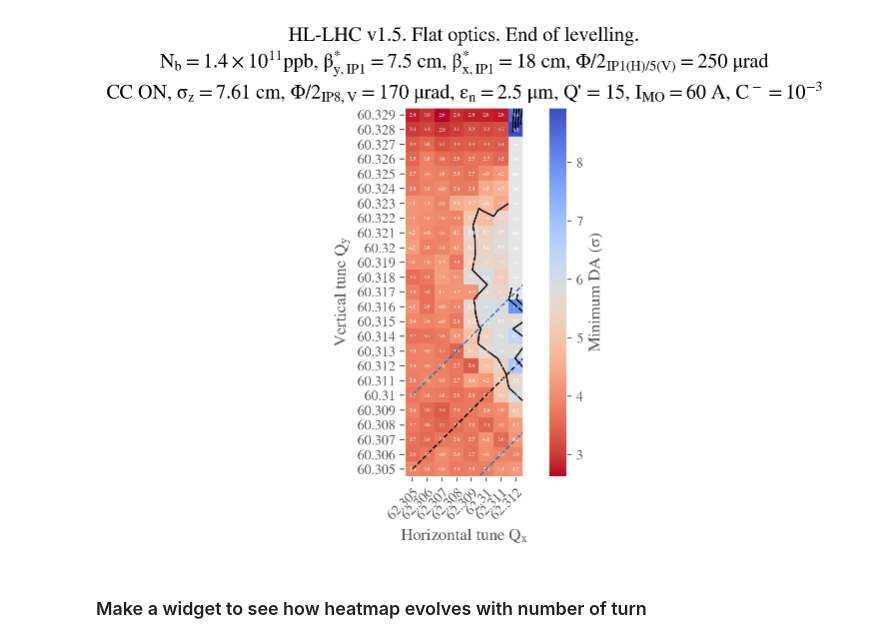
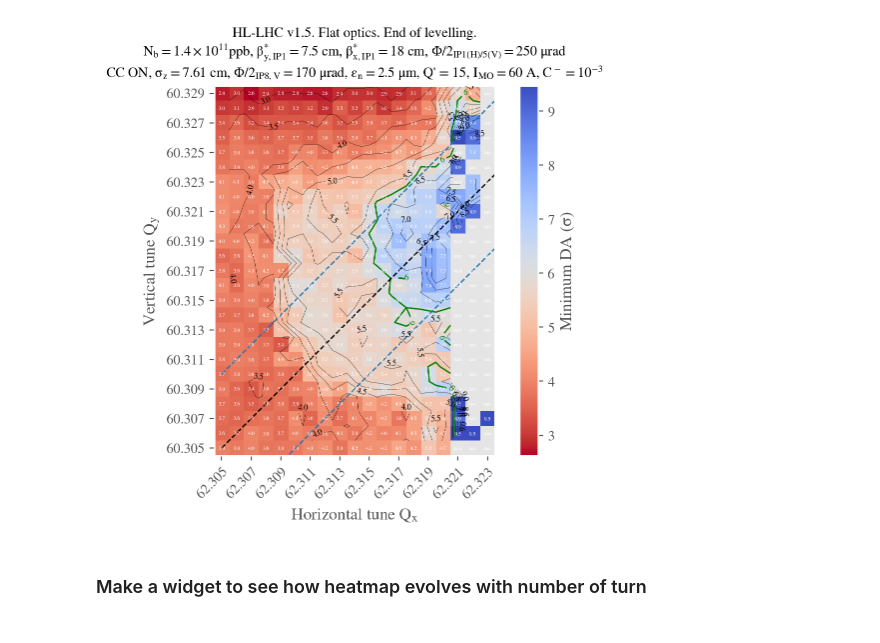
Before and after one commit to ColasDroin/DA_study, a Jupyter notebook: master_study/analysis/analysis_opt_flathv_75_1500_withBB_chroma15_1p4.ipynb, the cells around one changed output. Cells and saved outputs as stored; diff of their text form; code cells hidden in the pictures.

```diff
--- a/master_study/analysis/analysis_opt_flathv_75_1500_withBB_chroma15_1p4.ipynb
+++ b/master_study/analysis/analysis_opt_flathv_75_1500_withBB_chroma15_1p4.ipynb
@@ -90,8 +90,8 @@ def plot_heatmap(df_to_plot):
     ax.invert_yaxis()
 
     # Show all ticks and label them with the respective list entries
-    ax.set_xticks(np.arange(len(df_to_plot.columns)), labels=df_to_plot.columns)
-    ax.set_yticks(np.arange(len(df_to_plot.index)), labels=df_to_plot.index)
+    ax.set_xticks(np.arange(len(df_to_plot.columns))[::2], labels=df_to_plot.columns[::2])
+    ax.set_yticks(np.arange(len(df_to_plot.index))[::2], labels=df_to_plot.index[::2])
 
     # Rotate the tick labels and set their alignment.
     plt.setp(ax.get_xticklabels(), rotation=45, ha="right", rotation_mode="anchor")
@@ -103,25 +103,32 @@ def plot_heatmap(df_to_plot):
                 j, i, f"{data_array[i, j]:.1f}", ha="center", va="center", color="w", fontsize=4
             )
 
+    CSS = ax.contour(
+        np.arange(0.5, data_array.shape[1]),
+        np.arange(0.5, data_array.shape[0]),
+        data_array,
+        colors="black",
+        levels=list(np.arange(3,6,0.5)) + list(np.arange(6.5,10,0.5)),
+        linewidths=0.2,
+    )
+    ax.clabel(CSS, inline=True, fontsize=6)
+    CS2 = ax.contour(
+        np.arange(0.5, data_array.shape[1]),
+        np.arange(0.5, data_array.shape[0]),
+        data_array,
+        colors="green",
+        levels=[6],
+        linewidths=1,
+    )
+    ax.clabel(CS2, inline=1, fontsize=6)
 
+
+    # ! Diagonal lines must be plotted after the contour lines, because of bug in matplotlib
     # Identity line
     ax.plot([0, 1000], [0, 1000], color="black", linestyle="--", linewidth=1)
     # plus minus 0.05 line (Q increment is 10**-3)
     ax.plot([0, 1000], [5, 1005], color="tab:blue", linestyle="--", linewidth=1)
     ax.plot([0, 1000], [-5, 995], color="tab:blue", linestyle="--", linewidth=1)
-
-
-    # ax = sns.heatmap(df_to_plot, annot=True, fmt=".1f", cmap="coolwarm_r", linewidth=0.00)
-    CS = ax.contour(
-        np.arange(0.5, data_array.shape[1]),
-        np.arange(0.5, data_array.shape[0]),
-        data_array,
-        colors="black",
-        levels=[5, 6, 7, 8],
-        linewidths=1,
-    )
-    ax.clabel(CS, inline=1, fontsize=15)
-
 
     ax.set_title(
         "HL-LHC v1.5. Flat optics. End of levelling."
@@ -133,37 +140,37 @@ def plot_heatmap(df_to_plot):
         + ", "
         + r"$\beta^{*}_{x,IP1} = 18$ cm"
         + ", "
         + r"$\Phi/2_{IP1(H)/5(V)} = 250$ $\mu rad$"
         + "\n"
         + "CC ON, "
         + r"$\sigma_{z} = 7.61$ $cm$"
         + ", "
         + r"$\Phi/2_{IP8,V} = 170$ $\mu rad$"
         + ", "
         + r"$\epsilon_{n} = 2.5$ $\mu m$"
         + ", "
         + r"Q' = 15"
         + ", "
         + r"$I_{MO} = 60$ $A$"
         + ", "
-        + r"$C^-=10^{-3}$"
-    )
+        + r"$C^-=10^{-3}$",
+        fontsize = 10)
     ax.set_xlabel("Horizontal tune " + r"$Q_x$")
     ax.set_ylabel("Vertical tune " + r"$Q_y$")
     ax.set_xlim(0 - 0.5, data_array.shape[1] - 0.5)
     ax.set_ylim(0 - 0.5, data_array.shape[0] - 0.5)
 
 
     # Create colorbar
     cbar = ax.figure.colorbar(im, ax=ax)
     cbar.ax.set_ylabel("Minimum DA (" + r"$\sigma$" + ")", rotation=90, va="bottom", labelpad=15)
     plt.grid(visible=None)
-    plt.savefig("output_" + STUDY_NAME + ".pdf")
+    plt.savefig("output_" + STUDY_NAME + ".pdf",  bbox_inches='tight')
     plt.show()
 
 plot_heatmap(df_to_plot)
 # %% [output]
-[figure, old version]
+[figure, new version]
 # %% [markdown]
 ### Make a widget to see how heatmap evolves with number of turn
 # %%
```
Also changed, not shown: parts of 5 cells of this notebook, 3 other files.
